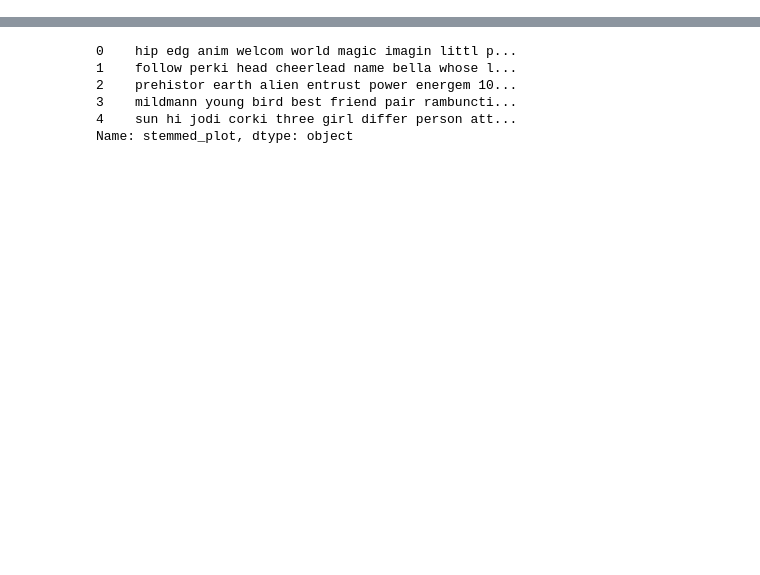
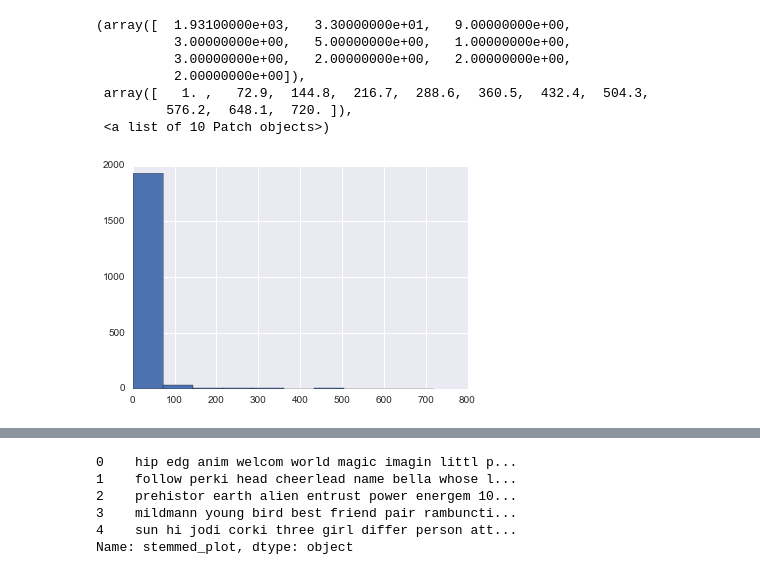
Before and after one commit to cgeppig/Will_My_Show_Get_Cancelled, a Jupyter notebook: Capstone Modeling.ipynb, the cells around one changed output, grey strips where cells are left out. Cells and saved outputs as stored; diff of their text form; code cells hidden in the pictures; blank space fills up the shorter version.

```diff
--- a/Capstone Modeling.ipynb
+++ b/Capstone Modeling.ipynb
@@ -25,0 +48,11 @@ shows = pd.read_csv('shows_good_data.csv')
+# %%
+plt.hist(shows['fixed_runtime'].dropna())
+# %% [output]
+(array([  1.93100000e+03,   3.30000000e+01,   9.00000000e+00,
+          3.00000000e+00,   5.00000000e+00,   1.00000000e+00,
+          3.00000000e+00,   2.00000000e+00,   2.00000000e+00,
+          2.00000000e+00]),
+ array([   1. ,   72.9,  144.8,  216.7,  288.6,  360.5,  432.4,  504.3,
+         576.2,  648.1,  720. ]),
+ <a list of 10 Patch objects>)
+[figure, added]
```
Also changed, not shown: parts of 42 cells of this notebook, 3 other files.
